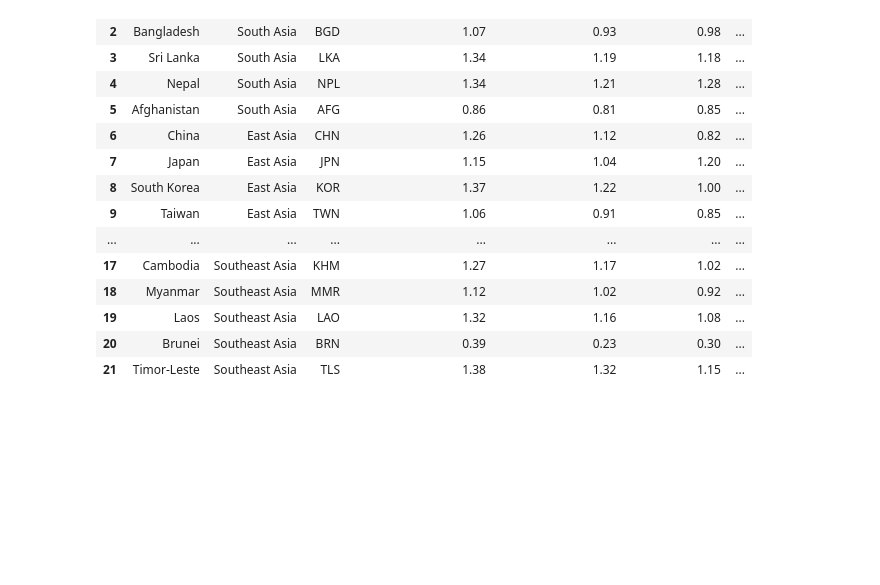
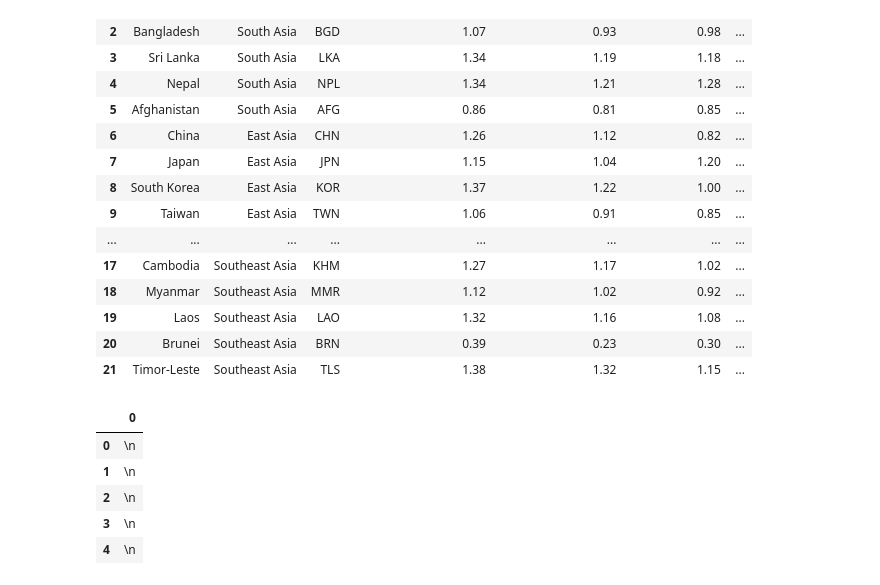
Before and after one commit to root-rashed/Pandas-Exercise, a Jupyter notebook: day_03.ipynb, the cells around one changed output. Saved outputs shown, nothing was run; the diff lists cells and outputs as text; code cells hidden in the pictures; blank space fills up the shorter version.

```diff
--- a/day_03.ipynb
+++ b/day_03.ipynb
@@ -79,0 +84,17 @@ fuel
+# %%
+url = 'https://github.com/tokern/piicatcher/blob/master/tests/samples/sample-data.csv'
+# %%
+response = requests.get(url)
+# %%
+csv = StringIO(response.text)
+# %%
+df = pd.DataFrame(csv)
+# %%
+df.head()
+# %% [output]
+|  | 0 |
+| 0 | \n |
+| 1 | \n |
+| 2 | \n |
+| 3 | \n |
+| 4 | \n |
```
Also changed, not shown: parts of 5 cells of this notebook.
